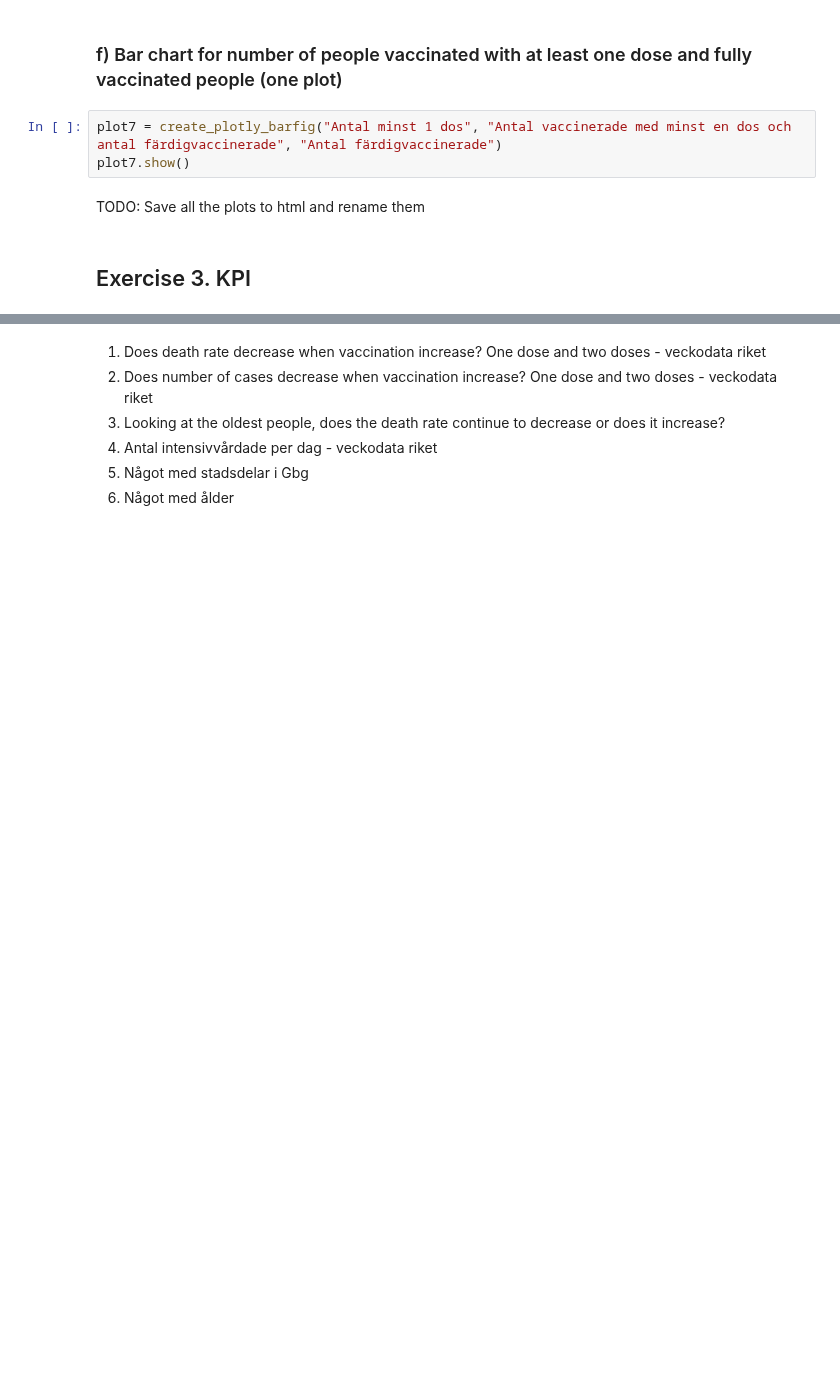
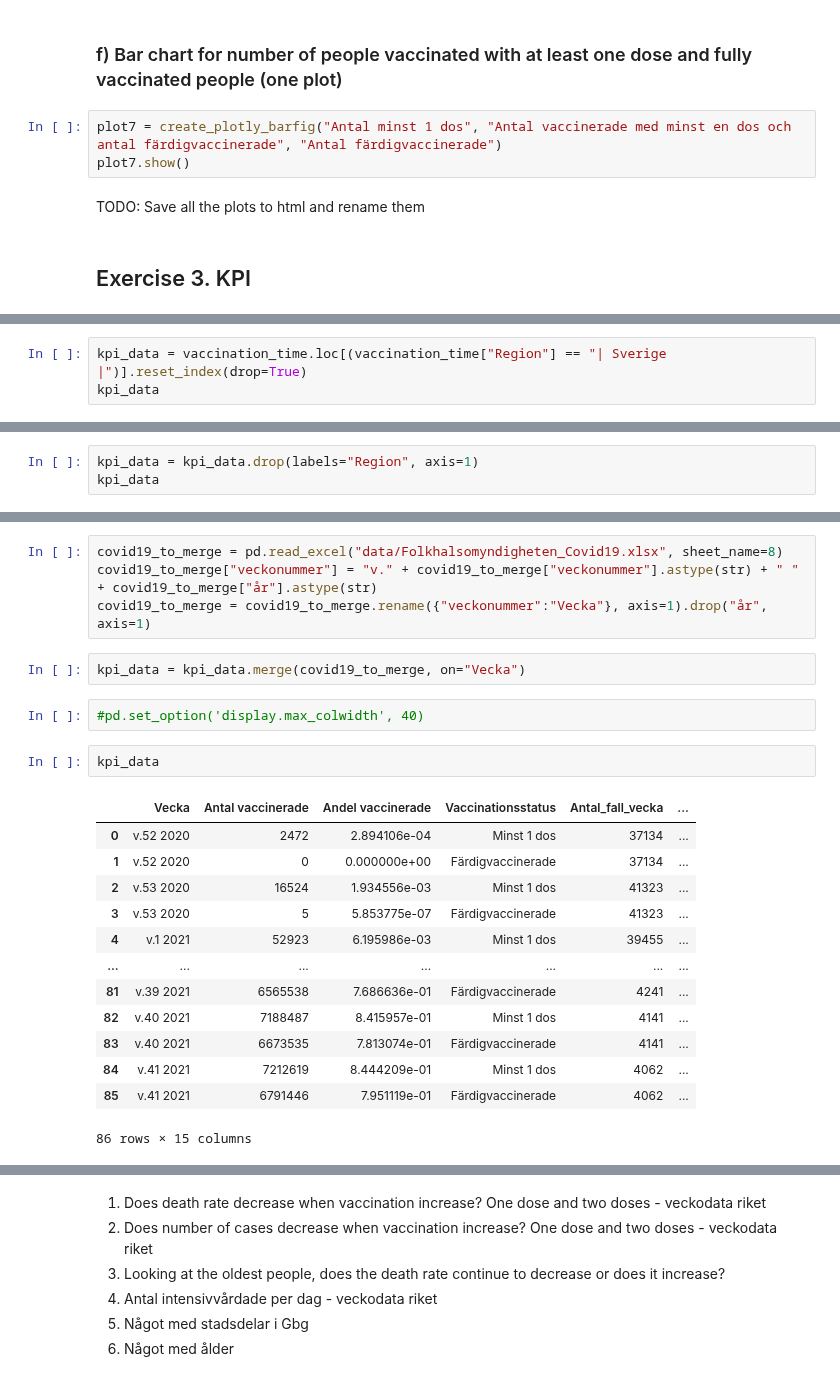
Before and after one commit to Anna-MariaSjolund/Data-Handling-Anna-MariaSjolund, a Jupyter notebook: Labs/Covid-Lab/covid_lab.ipynb, the cells around one changed output, grey strips where cells are left out. Saved outputs shown, nothing was run; the diff lists cells and outputs as text; blank space fills up the shorter version.

```diff
--- a/Labs/Covid-Lab/covid_lab.ipynb
+++ b/Labs/Covid-Lab/covid_lab.ipynb
@@ -372,0 +404,3 @@ TODO: Save all the plots to html and rename them
+# %%
+kpi_data = vaccination_time.loc[(vaccination_time["Region"] == "| Sverige |")].reset_index(drop=True)
+kpi_data
@@ -372,0 +421,3 @@ TODO: Save all the plots to html and rename them
+# %%
+kpi_data = kpi_data.drop(labels="Region", axis=1)
+kpi_data
@@ -372,0 +438,24 @@ TODO: Save all the plots to html and rename them
+# %%
+covid19_to_merge = pd.read_excel("data/Folkhalsomyndigheten_Covid19.xlsx", sheet_name=8)
+covid19_to_merge["veckonummer"] = "v." + covid19_to_merge["veckonummer"].astype(str) + " " + covid19_to_merge["år"].astype(str)
+covid19_to_merge = covid19_to_merge.rename({"veckonummer":"Vecka"}, axis=1).drop("år", axis=1)
+# %%
+kpi_data = kpi_data.merge(covid19_to_merge, on="Vecka")
+# %%
+#pd.set_option('display.max_colwidth', 40)
+# %%
+kpi_data
+# %% [output]
+|  | Vecka | Antal vaccinerade | Andel vaccinerade | Vaccinationsstatus | Antal_fall_vecka | ... |
+| 0 | v.52 2020 | 2472 | 2.894106e-04 | Minst 1 dos | 37134 | ... |
+| 1 | v.52 2020 | 0 | 0.000000e+00 | Färdigvaccinerade | 37134 | ... |
+| 2 | v.53 2020 | 16524 | 1.934556e-03 | Minst 1 dos | 41323 | ... |
+| 3 | v.53 2020 | 5 | 5.853775e-07 | Färdigvaccinerade | 41323 | ... |
+| 4 | v.1 2021 | 52923 | 6.195986e-03 | Minst 1 dos | 39455 | ... |
+| ... | ... | ... | ... | ... | ... | ... |
+| 81 | v.39 2021 | 6565538 | 7.686636e-01 | Färdigvaccinerade | 4241 | ... |
+| 82 | v.40 2021 | 7188487 | 8.415957e-01 | Minst 1 dos | 4141 | ... |
+| 83 | v.40 2021 | 6673535 | 7.813074e-01 | Färdigvaccinerade | 4141 | ... |
+| 84 | v.41 2021 | 7212619 | 8.444209e-01 | Minst 1 dos | 4062 | ... |
+| 85 | v.41 2021 | 6791446 | 7.951119e-01 | Färdigvaccinerade | 4062 | ... |
+86 rows × 15 columns
```
Also changed, not shown: parts of 8 cells of this notebook, 4 other files.
